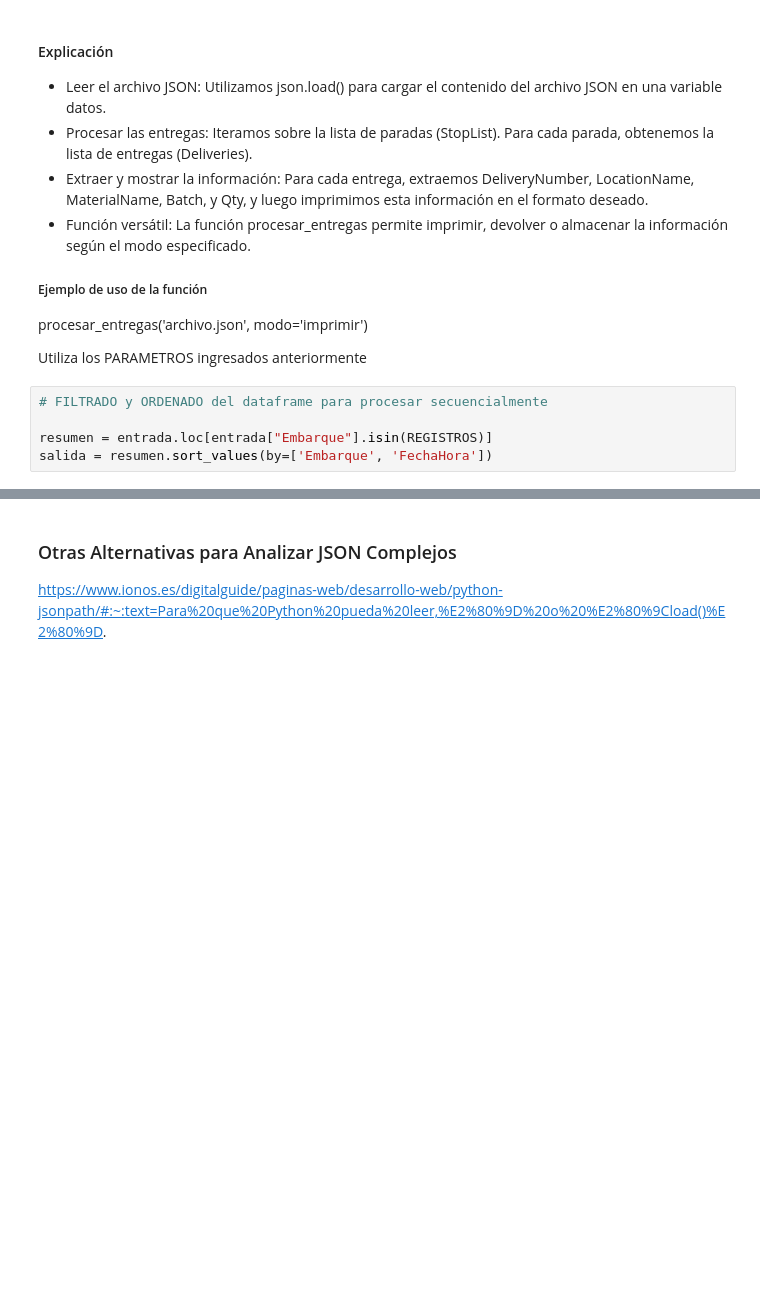
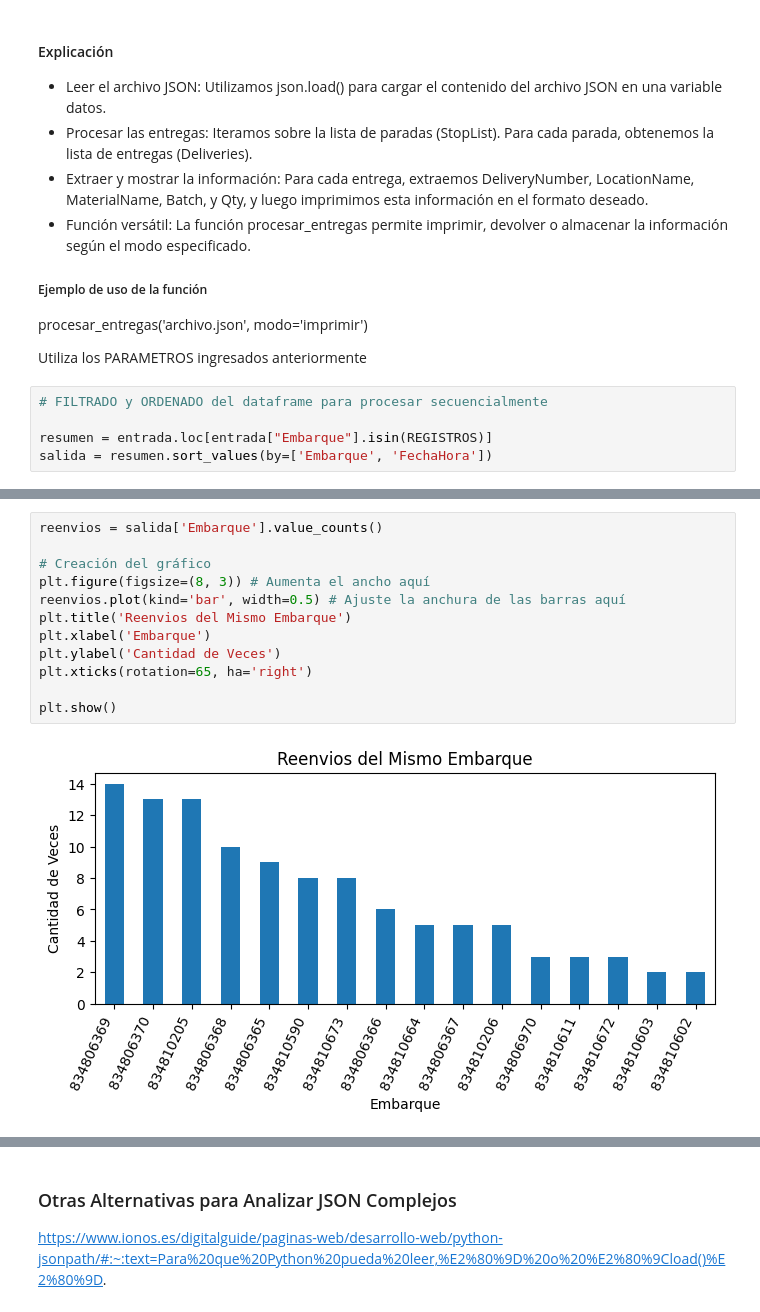
Before and after one commit to EWECORP/PYTHON, a Jupyter notebook: VIGILO/BAYERLogs.ipynb, the cells around one changed output, grey strips where cells are left out. Drawn from its saved outputs; the diff is of its cells as text; blank space fills up the shorter version.

```diff
--- a/VIGILO/BAYERLogs.ipynb
+++ b/VIGILO/BAYERLogs.ipynb
@@ -282,0 +381,14 @@ salida = resumen.sort_values(by=['Embarque', 'FechaHora'])
+# %%
+reenvios = salida['Embarque'].value_counts()
+
+# Creación del gráfico
+plt.figure(figsize=(8, 3)) # Aumenta el ancho aquí
+reenvios.plot(kind='bar', width=0.5) # Ajuste la anchura de las barras aquí
+plt.title('Reenvios del Mismo Embarque')
+plt.xlabel('Embarque')
+plt.ylabel('Cantidad de Veces')
+plt.xticks(rotation=65, ha='right')
+
+plt.show()
+# %% [output]
+[figure, added]
```
Also changed, not shown: parts of 43 cells of this notebook, 1 other file.
